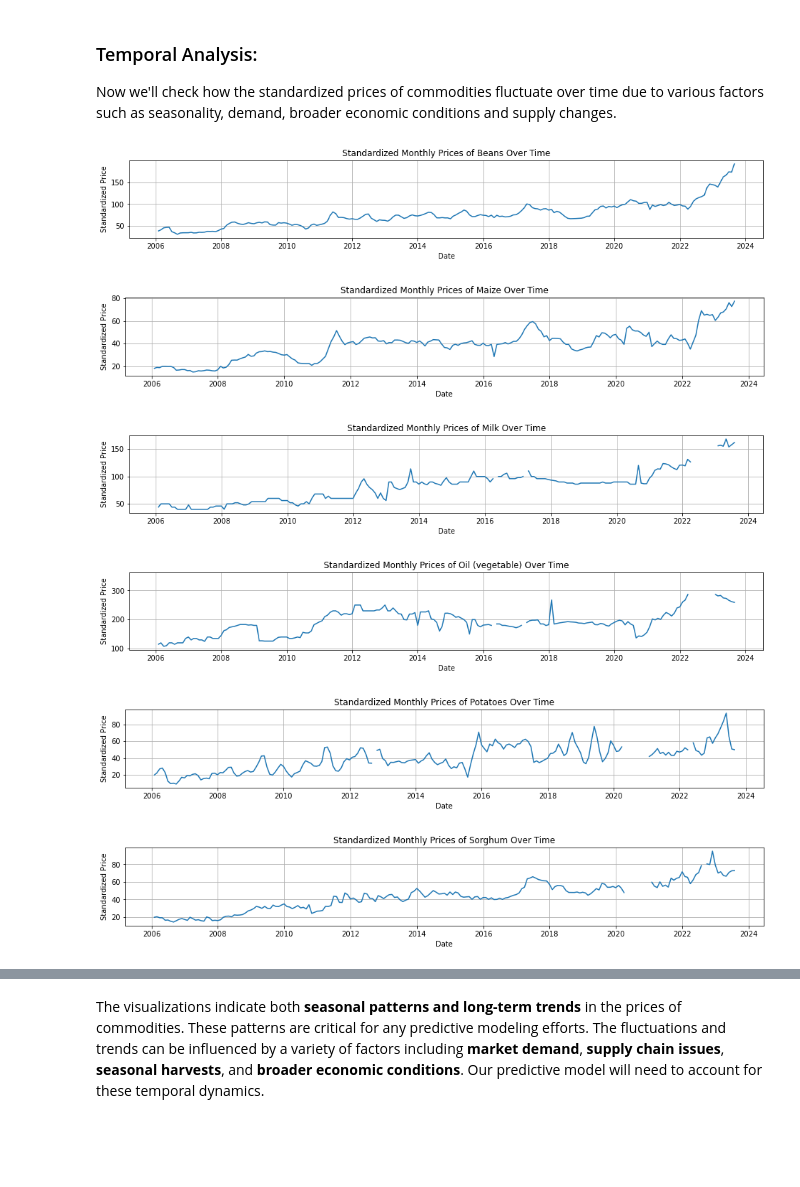
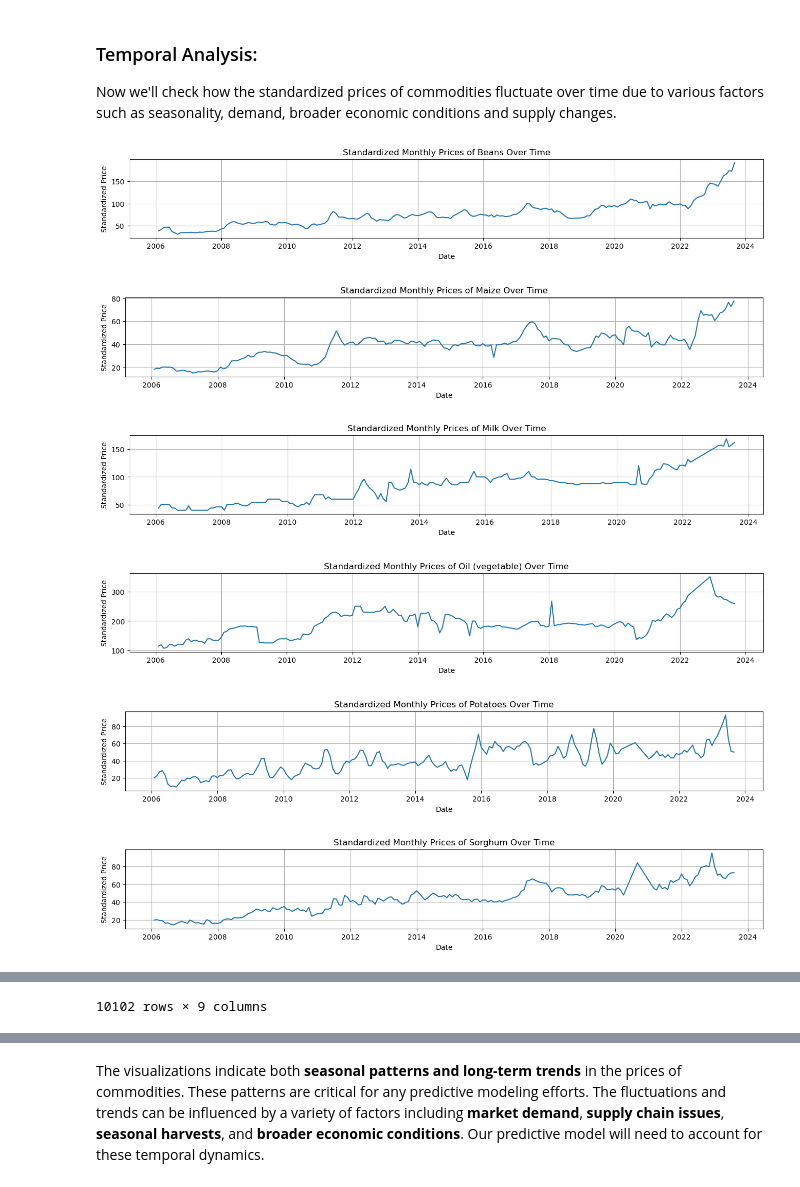
Before and after one commit to Mwenda-Mugambi/Commodity_Price_Forecasting, a Jupyter notebook: Notebook.ipynb, the cells around one changed output, grey strips where cells are left out. Drawn from its saved outputs; the diff is of its cells as text; code cells hidden in the pictures; blank space fills up the shorter version.

```diff
--- a/Notebook.ipynb
+++ b/Notebook.ipynb
@@ -380,12 +390,12 @@ commodity_replacement = {
 }
 
 # Updating the 'commodity' column by replacing variant names with the general category name
-data['commodity'] = data['commodity'].replace(commodity_replacement)
+df['commodity'] = df['commodity'].replace(commodity_replacement)
 
 # Confirming the changes
 # Plotting the bar chart with value counts
 plt.figure(figsize=(16, 4.2))
-top_commodities = data['commodity'].value_counts().head(10)
+top_commodities = df['commodity'].value_counts().head(10)
 bars = plt.bar(top_commodities.index, top_commodities.values, color='green')
 
 # Adding the text with the value counts above each bar
@@ -403,10 +413,10 @@ plt.show()
 [figure]
 # %%
 # Setting the date to index
-data.set_index('date', inplace=True)
+df.set_index('date', inplace=True)
 
 # Get the list of unique commodities
-commodities = data['commodity'].unique()
+commodities = df['commodity'].unique()
 
 # Calculating the number of rows for the subplots
 num_rows = len(commodities) // 2 + (len(commodities) % 2 > 0)
@@ -419,7 +429,7 @@ axes = axes.flatten()
 
 # Plotting each commodity's price over time in a subplot
 for i, commodity in enumerate(commodities):
-    sns.lineplot(data=data[data['commodity'] == commodity]['price'], ax=axes[i])
+    sns.lineplot(data=df[df['commodity'] == commodity]['price'], ax=axes[i])
     axes[i].set_title(commodity)
     axes[i].set_ylabel('Price in KES')
 
@@ -436,10 +446,10 @@ From this visualization, we can see that not all the commodity prices have been
 In order to reduce noise, We will go ahead and drop all the commodities that have not been recorded since 2006
 # %%
 # Filtering data to include only commodities with records starting from 2006 or earlier
-commodities_since_2006 = data[data.index.year <= 2006]['commodity'].unique()
+commodities_since_2006 = df[df.index.year <= 2006]['commodity'].unique()
 
 # Now filtering main dataframe to include only these commodities
-filtered_data = data[data['commodity'].isin(commodities_since_2006)]
+filtered_data = df[df['commodity'].isin(commodities_since_2006)]
 
 # After filtering we check the unique commodities and their counts again
 filtered_commodity_counts = filtered_data['commodity'].value_counts()
@@ -582,9 +594,11 @@ conversion_factors = {
 filtered_data['standardized_price'] = filtered_data.apply(
     lambda row: row['price'] * conversion_factors.get(row['unit'], 1), axis=1
 )
+filtered_data = filtered_data.reset_index()
+filtered_data = filtered_data.rename(columns={"index":'date'})
 
 # Saving the updated DataFrame to a new CSV file
-filtered_data.to_csv('Data/filtered_data.csv', index=False)
+#filtered_data.to_csv('Data/filtered_data.csv', index=True)
 
 # Sampling the data to confirm the changes
 filtered_data.sample(10)
@@ -652,30 +665,36 @@ price_type_analysis
 ### Temporal Analysis:
 Now we'll check how the standardized prices of commodities fluctuate over time due to various factors such as seasonality, demand, broader economic conditions and supply changes.
 # %%
+#Setting the date column to be the index
+filtered_data.set_index('date', inplace=True)
+
 # Grouping by 'commodity' and resample to get monthly means
 grouped = filtered_data.groupby('commodity').resample('M')['standardized_price'].mean()
 
 # Resetting the index
 grouped = grouped.reset_index()
 
 # Plotting each commodity
 commodities = grouped['commodity'].unique()
 for commodity in commodities:
     plt.figure(figsize=(16, 2))
     sns.lineplot(
         data=grouped[grouped['commodity'] == commodity],
         x='date',
         y='standardized_price'
     )
     plt.title(f'Standardized Monthly Prices of {commodity} Over Time')
     plt.xlabel('Date')
     plt.ylabel('Standardized Price')
     plt.grid()
     plt.show()
+
+filtered_data = filtered_data.reset_index()
+filtered_data.rename(columns={"index":'date'})
 # %% [output]
 [figure]
 [figure]
-[figure, old version]
+[figure, new version]
-[figure, old version]
+[figure, new version]
-[figure, old version]
+[figure, new version]
-[figure, old version]
+[figure, new version]
@@ -681,0 +713 @@ for commodity in commodities:
+10102 rows × 9 columns
```
Also changed, not shown: parts of 33 cells of this notebook, 16 other files.
